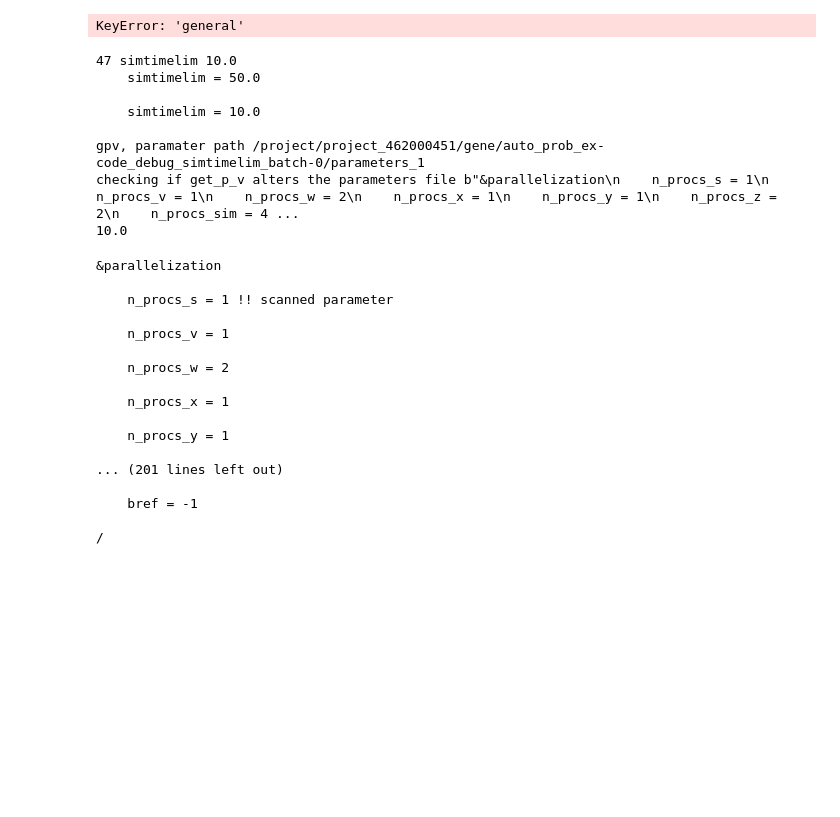
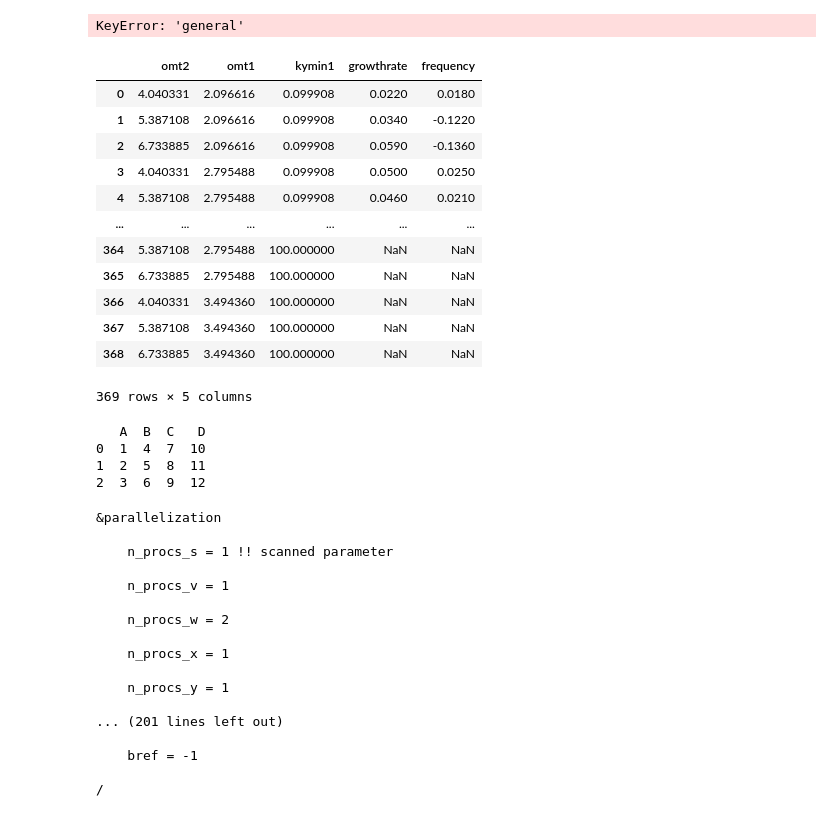
Before and after one commit to DanHarJor/DEEPlasma, a Jupyter notebook: code_bug_tester.ipynb, the cells around one changed output. Drawn from its saved outputs; the diff is of its cells as text; code cells hidden in the pictures; blank space fills up the shorter version.

```diff
--- a/code_bug_tester.ipynb
+++ b/code_bug_tester.ipynb
@@ -239,20 +290,49 @@ from config_debug import Config
 config = Config()
 parser = GENE_scan_parser(config)
 # parser.alter_parameters_file('/home/djdaniel/DEEPlasma/nmll', group_var=['general','simtimelim'], value='yeahhh buddy')
-parser.alter_parameters_file('/project/project_462000451/gene/auto_prob_ex-code_debug_simtimelim_batch-0/parameters_1', group_var=['general','simtimelim'], value=10.)
-value = parser.get_parameter_value('/project/project_462000451/gene/auto_prob_ex-code_debug_simtimelim_batch-0/parameters_1', group_var=['general','simtimelim'])
-print(value)
+# parser.alter_parameters_file('/project/project_462000451/gene/auto_prob_ex-code_debug_simtimelim_batch-0/parameters_1', group_var=['general','simtimelim'], value=10.)
+# value = parser.get_parameter_value('/project/project_462000451/gene/auto_prob_ex-code_debug_simtimelim_batch-0/parameters_1', group_var=['general','simtimelim'])
+# print(value)
 
 #!!! fix alter parameters file
-# %% [output]
-47 simtimelim 10.0
-    simtimelim = 50.0
-
-    simtimelim = 10.0
-
-gpv, paramater path /project/project_462000451/gene/auto_prob_ex-code_debug_simtimelim_batch-0/parameters_1
-checking if get_p_v alters the parameters file b"&parallelization\n    n_procs_s = 1\n    n_procs_v = 1\n    n_procs_w = 2\n    n_procs_x = 1\n    n_procs_y = 1\n    n_procs_z = 2\n    n_procs_sim = 4 ...
-10.0
+# %%
+parser.read_scanlog()
+# %% [output]
+|  | omt2 | omt1 | kymin1 | growthrate | frequency |
+| 0 | 4.040331 | 2.096616 | 0.099908 | 0.0220 | 0.0180 |
+| 1 | 5.387108 | 2.096616 | 0.099908 | 0.0340 | -0.1220 |
+| 2 | 6.733885 | 2.096616 | 0.099908 | 0.0590 | -0.1360 |
+| 3 | 4.040331 | 2.795488 | 0.099908 | 0.0500 | 0.0250 |
+| 4 | 5.387108 | 2.795488 | 0.099908 | 0.0460 | 0.0210 |
+| ... | ... | ... | ... | ... | ... |
+| 364 | 5.387108 | 2.795488 | 100.000000 | NaN | NaN |
+| 365 | 6.733885 | 2.795488 | 100.000000 | NaN | NaN |
+| 366 | 4.040331 | 3.494360 | 100.000000 | NaN | NaN |
+| 367 | 5.387108 | 3.494360 | 100.000000 | NaN | NaN |
+| 368 | 6.733885 | 3.494360 | 100.000000 | NaN | NaN |
+369 rows × 5 columns
+# %%
+import pandas as pd
+
+# Sample DataFrames
+df1 = pd.DataFrame({
+    'A': [1, 2, 3],
+    'B': [4, 5, 6]
+})
+
+df2 = pd.DataFrame({
+    'C': [7, 8, 9],
+    'D': [10, 11, 12]
+})
+
+# Concatenate column-wise
+result = pd.concat([df1, df2], axis=1)
+print(result)
+# %% [output]
+   A  B  C   D
+0  1  4  7  10
+1  2  5  8  11
+2  3  6  9  12
 # %%
 with parser.open_file('/home/djdaniel/DEEPlasma/nmll', 'r') as file:
     for line in file:
```
Also changed, not shown: parts of 6 cells of this notebook, 5 other files.
